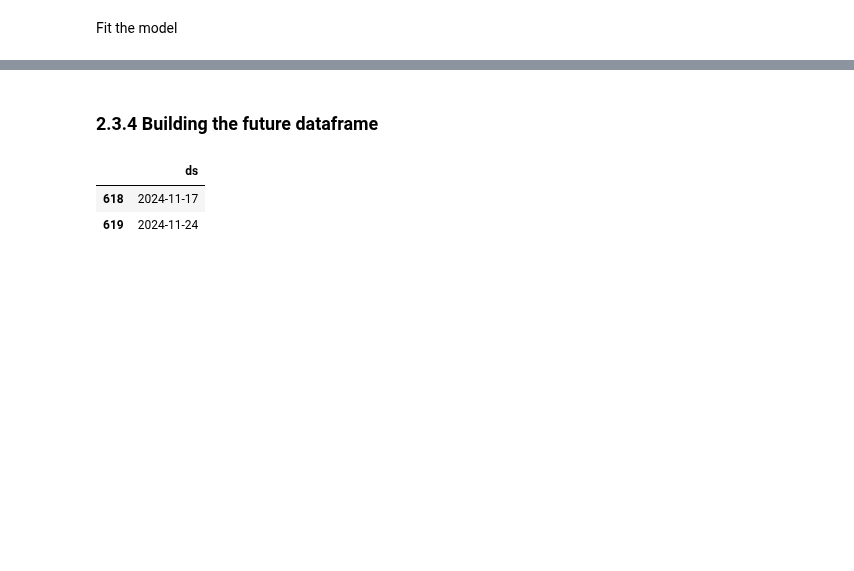
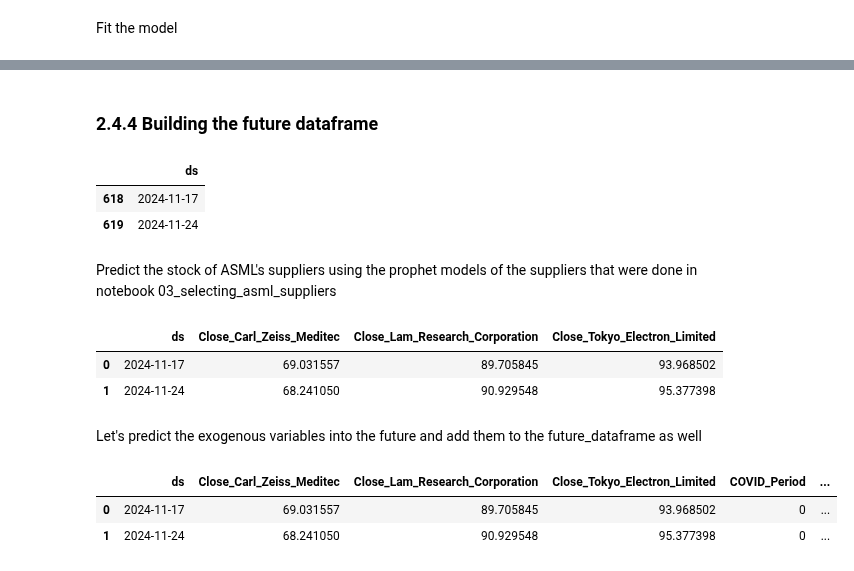
Before and after one commit to mbarriola96/stock_prices_forecasting, a Jupyter notebook: 07_future_predictions.ipynb, the cells around one changed output, grey strips where cells are left out. Drawn from its saved outputs; the diff is of its cells as text; code cells hidden in the pictures; blank space fills up the shorter version.

```diff
--- a/07_future_predictions.ipynb
+++ b/07_future_predictions.ipynb
@@ -111,6 +168,6 @@ prophet_model.fit(train_data)
 <prophet.forecaster.Prophet at 0x...>
 # %% [markdown]
-### 2.3.4 Building the future dataframe
+### 2.4.4 Building the future dataframe
 # %%
 future_dataframe = prophet_model.make_future_dataframe(periods=future_weeks, freq='w')[-future_weeks:]
 future_dataframe
@@ -118,3 +175,5 @@ future_dataframe
 |  | ds |
 | 618 | 2024-11-17 |
 | 619 | 2024-11-24 |
+# %% [markdown]
+Predict the stock of ASML's suppliers using the prophet models of the suppliers that were done in notebook 03_selecting_asml_suppliers
@@ -120,0 +194,17 @@ future_dataframe
+# %%
+future_dataframe
+# %% [output]
+|  | ds | Close_Carl_Zeiss_Meditec | Close_Lam_Research_Corporation | Close_Tokyo_Electron_Limited |
+| 0 | 2024-11-17 | 69.031557 | 89.705845 | 93.968502 |
+| 1 | 2024-11-24 | 68.241050 | 90.929548 | 95.377398 |
+# %% [markdown]
+Let's predict the exogenous variables into the future and add them to the future_dataframe as well
+# %%
+# Apply the function to future_dataframe
+add_exogenous_variables(future_dataframe)
+
+future_dataframe
+# %% [output]
+|  | ds | Close_Carl_Zeiss_Meditec | Close_Lam_Research_Corporation | Close_Tokyo_Electron_Limited | COVID_Period | ... |
+| 0 | 2024-11-17 | 69.031557 | 89.705845 | 93.968502 | 0 | ... |
+| 1 | 2024-11-24 | 68.241050 | 90.929548 | 95.377398 | 0 | ... |
```
Also changed, not shown: parts of 16 cells of this notebook, 11 other files.
